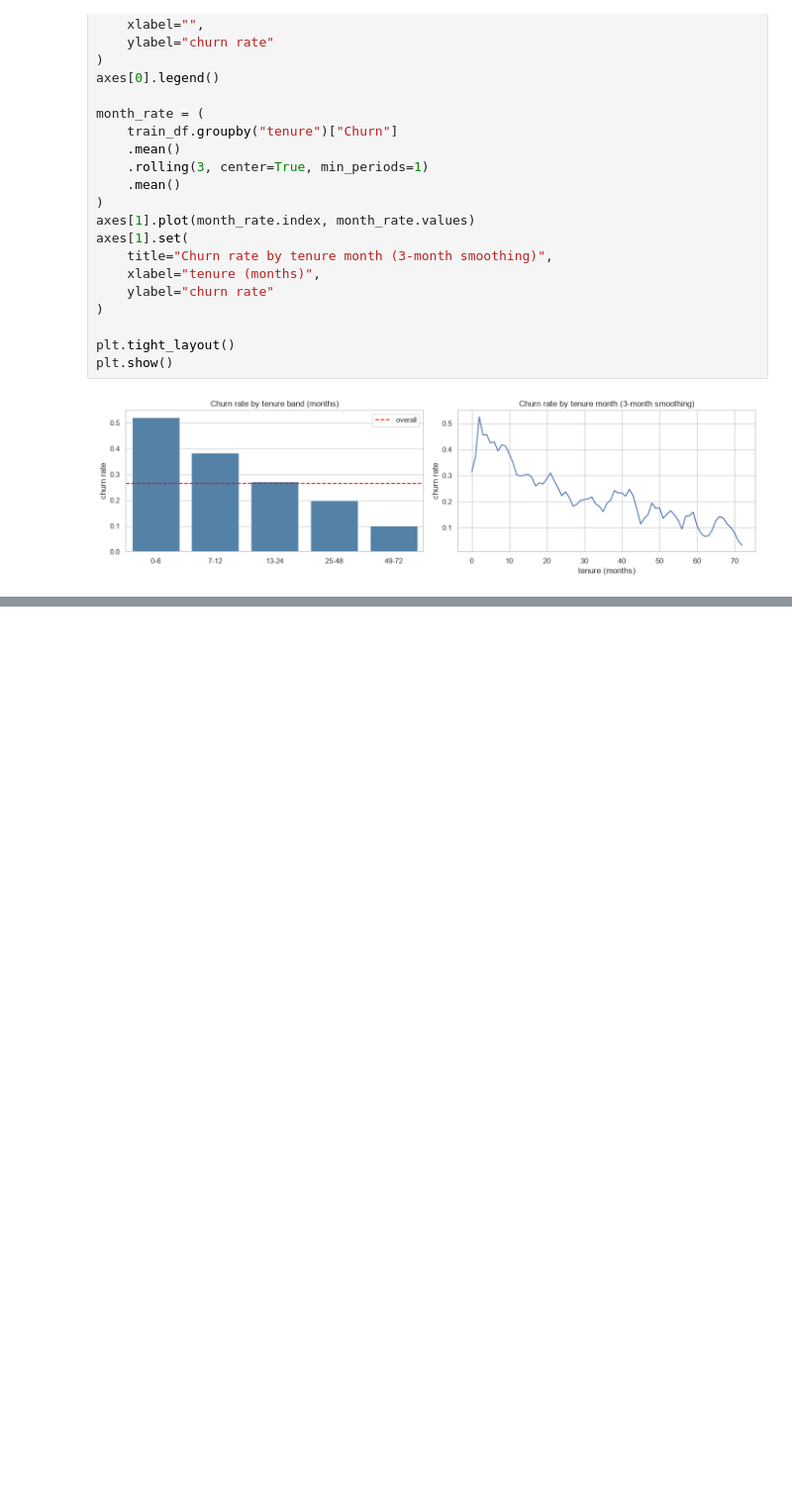
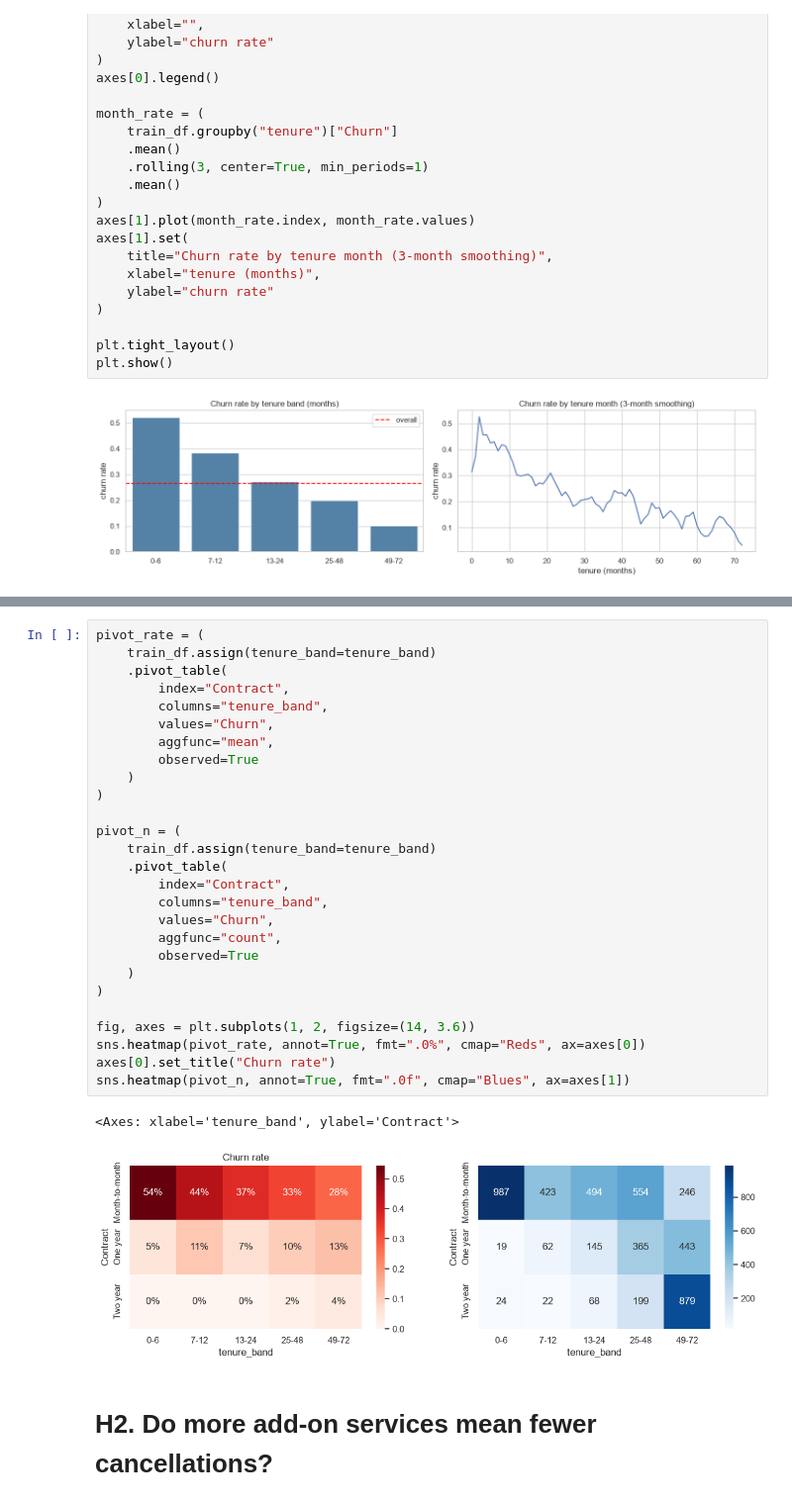
Before and after one commit to ayour2a/churn_prediction_mle, a Jupyter notebook: notebooks/01_EDA_cleaning.ipynb, the cells around one changed output, grey strips where cells are left out. Shown at 99% size. Drawn from its saved outputs; the diff is of its cells as text; blank space fills up the shorter version.

```diff
--- a/notebooks/01_EDA_cleaning.ipynb
+++ b/notebooks/01_EDA_cleaning.ipynb
@@ -411,0 +513,32 @@ plt.show()
+# %%
+pivot_rate = (
+    train_df.assign(tenure_band=tenure_band)
+    .pivot_table(
+        index="Contract",
+        columns="tenure_band",
+        values="Churn",
+        aggfunc="mean",
+        observed=True
+    )
+)
+
+pivot_n = (
+    train_df.assign(tenure_band=tenure_band)
+    .pivot_table(
+        index="Contract",
+        columns="tenure_band",
+        values="Churn",
+        aggfunc="count",
+        observed=True
+    )
+)
+
+fig, axes = plt.subplots(1, 2, figsize=(14, 3.6))
+sns.heatmap(pivot_rate, annot=True, fmt=".0%", cmap="Reds", ax=axes[0])
+axes[0].set_title("Churn rate")
+sns.heatmap(pivot_n, annot=True, fmt=".0f", cmap="Blues", ax=axes[1])
+# %% [output]
+<Axes: xlabel='tenure_band', ylabel='Contract'>
+[figure, added]
+# %% [markdown]
+# H2. Do more add-on services mean fewer cancellations?
```
Also changed, not shown: parts of 18 cells of this notebook.
